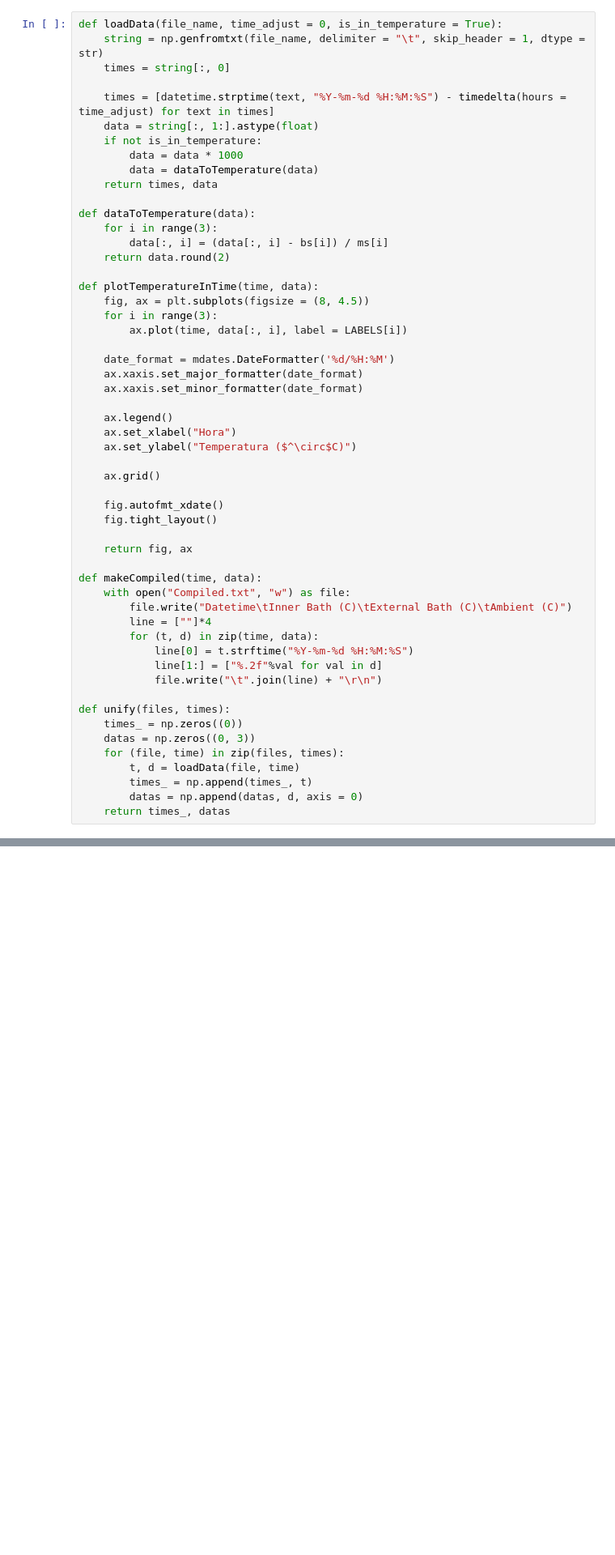
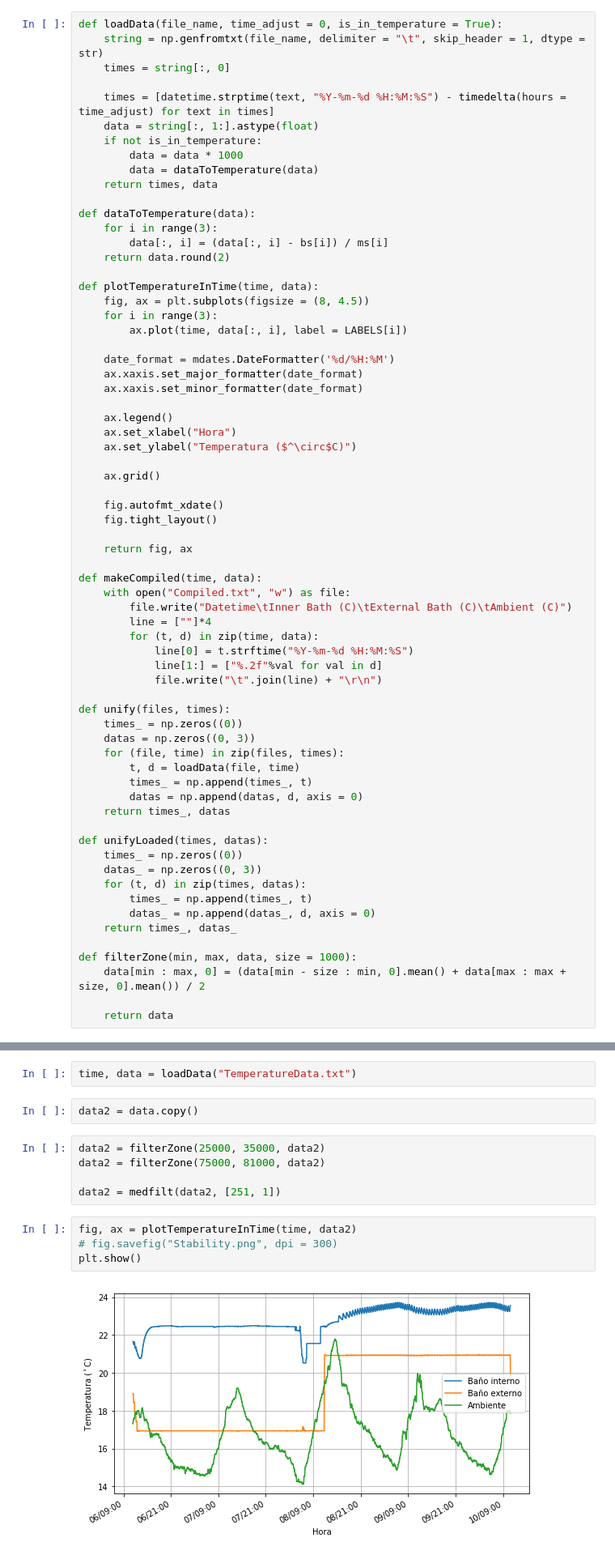
Before and after one commit to jsbarbosa/TesisQuimica, a Jupyter notebook: Data/TemperatureStability/Plots.ipynb, the cells around one changed output, grey strips where cells are left out. Shown at 81% size. Saved outputs shown, nothing was run; the diff lists cells and outputs as text; blank space fills up the shorter version.

```diff
--- a/Data/TemperatureStability/Plots.ipynb
+++ b/Data/TemperatureStability/Plots.ipynb
@@ -69,3 +69,16 @@ def unify(files, times):
         times_ = np.append(times_, t)
         datas = np.append(datas, d, axis = 0)
     return times_, datas
+
+def unifyLoaded(times, datas):
+    times_ = np.zeros((0))
+    datas_ = np.zeros((0, 3))
+    for (t, d) in zip(times, datas):
+        times_ = np.append(times_, t)
+        datas_ = np.append(datas_, d, axis = 0)
+    return times_, datas_
+
+def filterZone(min, max, data, size = 1000):
+    data[min : max, 0] = (data[min - size : min, 0].mean() + data[max : max + size, 0].mean()) / 2
+
+    return data
@@ -72,2 +87,17 @@ def unify(files, times):
+# %%
+time, data = loadData("TemperatureData.txt")
+# %%
+data2 = data.copy()
+# %%
+data2 = filterZone(25000, 35000, data2)
+data2 = filterZone(75000, 81000, data2)
+
+data2 = medfilt(data2, [251, 1])
+# %%
+fig, ax = plotTemperatureInTime(time, data2)
+# fig.savefig("Stability.png", dpi = 300)
+plt.show()
+# %% [output]
+[figure, added]
 # %%
 time_c, data_c = loadData("Compiled.txt")
```
Also changed, not shown: parts of 6 cells of this notebook, 4 other files.
